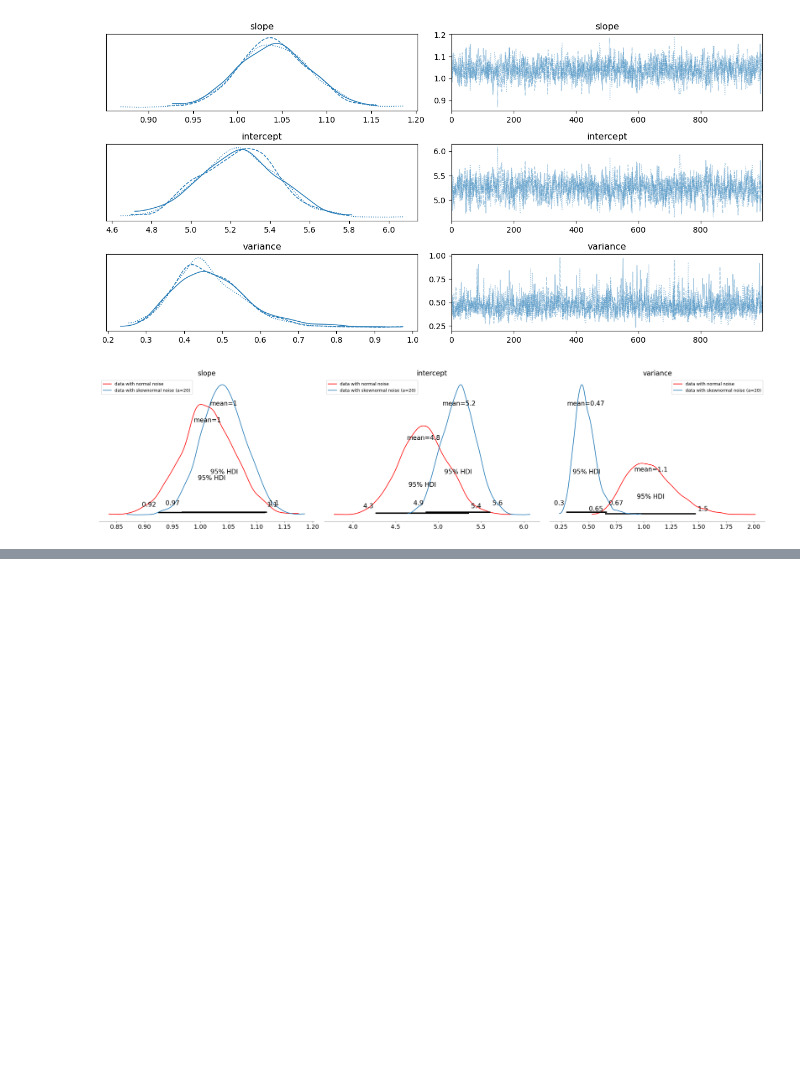
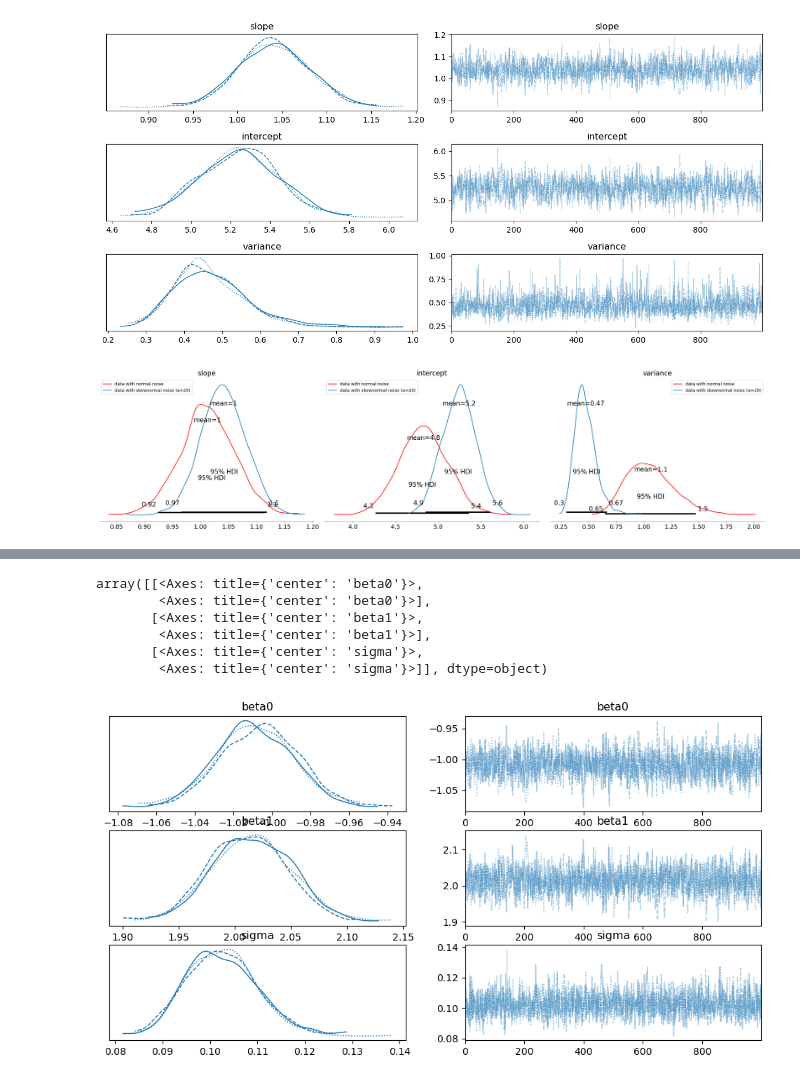
Before and after one commit to DamianPiuselli/estadistica-e-inferencia-I, a Jupyter notebook: guia8.ipynb, the cells around one changed output, grey strips where cells are left out. Drawn from its saved outputs; the diff is of its cells as text; code cells hidden in the pictures; blank space fills up the shorter version.

```diff
--- a/guia8.ipynb
+++ b/guia8.ipynb
@@ -379,0 +382,16 @@ plt.tight_layout()
+# %%
+n = 100
+X = np.random.uniform(0, 1, n)
+e = np.random.normal(0, 0.1, n)
+Y = 2 * X - 1 + e
+# %%
+with pm.Model() as linearmodel:
+    # No tengo informacion previa -> priors no informativos.
+    beta0 = pm.Normal("beta0", mu=0, sigma=10**2)
+    beta1 = pm.Normal("beta1", mu=0, sigma=10**2)
+    sigma = pm.HalfCauchy("sigma", beta=1)
+
+    mu = beta0 + beta1 * X
+
+    Yobs = pm.Normal("Yobs", mu=mu, sigma=sigma, observed=Y)
+linearmodel
@@ -379,0 +404,3 @@ plt.tight_layout()
+# %%
+with linearmodel:
+    trace = pm.sample()
@@ -379,0 +415,10 @@ plt.tight_layout()
+# %%
+az.plot_trace(trace)
+# %% [output]
+array([[<Axes: title={'center': 'beta0'}>,
+        <Axes: title={'center': 'beta0'}>],
+       [<Axes: title={'center': 'beta1'}>,
+        <Axes: title={'center': 'beta1'}>],
+       [<Axes: title={'center': 'sigma'}>,
+        <Axes: title={'center': 'sigma'}>]], dtype=object)
+[figure, added]
```
Also changed, not shown: parts of 10 cells of this notebook.
